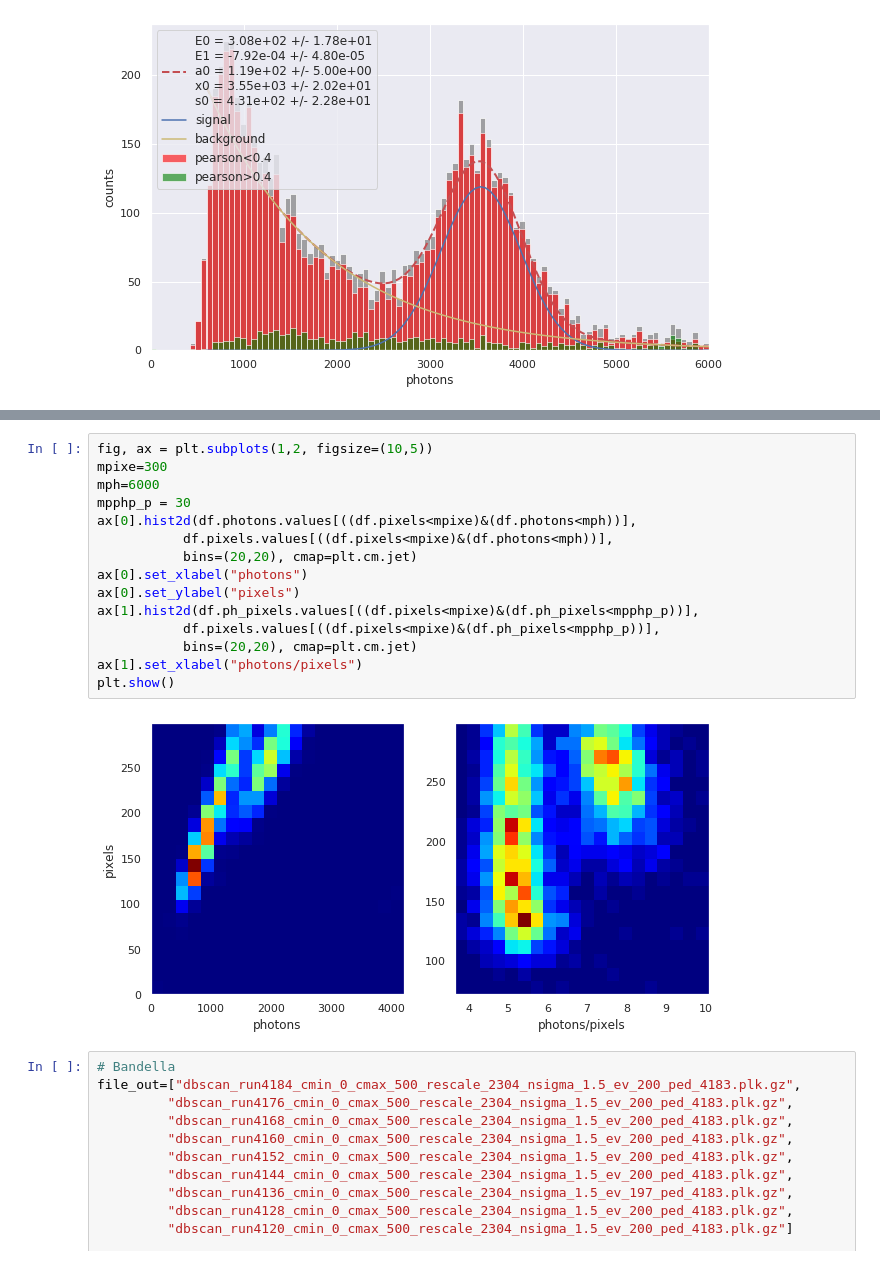
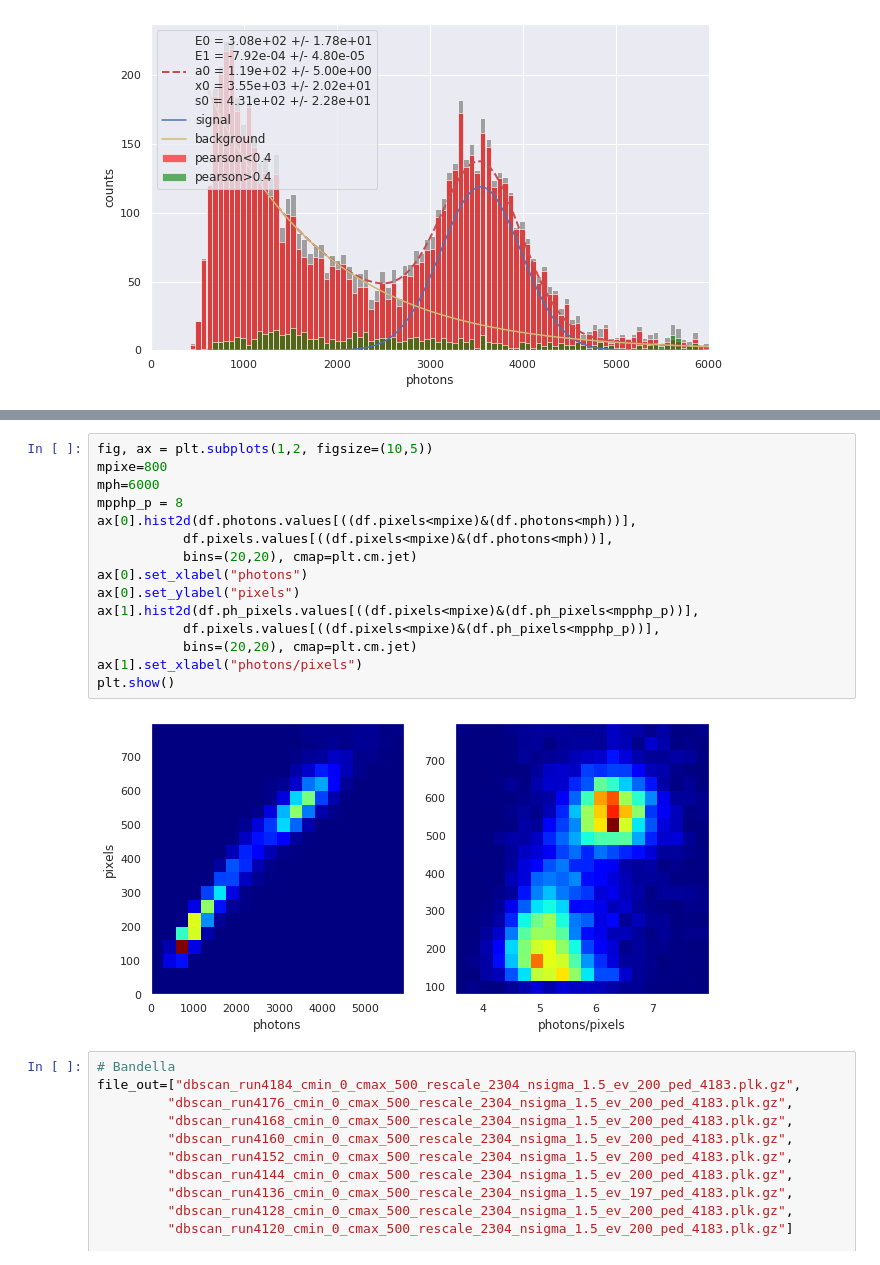
Before and after one commit to gmazzitelli/cygno_cloud, a Jupyter notebook: AnalisiCluster.ipynb, the cells around one changed output, grey strips where cells are left out. Cells and saved outputs as stored; diff of their text form.

```diff
--- a/AnalisiCluster.ipynb
+++ b/AnalisiCluster.ipynb
@@ -350,20 +350,20 @@ plt.show()
 # %%
 fig, ax = plt.subplots(1,2, figsize=(10,5))
-mpixe=300
+mpixe=800
 mph=6000
-mpphp_p = 30
+mpphp_p = 8
 ax[0].hist2d(df.photons.values[((df.pixels<mpixe)&(df.photons<mph))],
            df.pixels.values[((df.pixels<mpixe)&(df.photons<mph))],
            bins=(20,20), cmap=plt.cm.jet)
 ax[0].set_xlabel("photons")
 ax[0].set_ylabel("pixels")
 ax[1].hist2d(df.ph_pixels.values[((df.pixels<mpixe)&(df.ph_pixels<mpphp_p))],
            df.pixels.values[((df.pixels<mpixe)&(df.ph_pixels<mpphp_p))],
            bins=(20,20), cmap=plt.cm.jet)
 ax[1].set_xlabel("photons/pixels")
 plt.show()
 # %% [output]
-[figure, old version]
+[figure, new version]
 # %%
 # Bandella
 file_out=["dbscan_run4184_cmin_0_cmax_500_rescale_2304_nsigma_1.5_ev_200_ped_4183.plk.gz",
```
Also changed, not shown: parts of 10 cells of this notebook, 5 other files.
